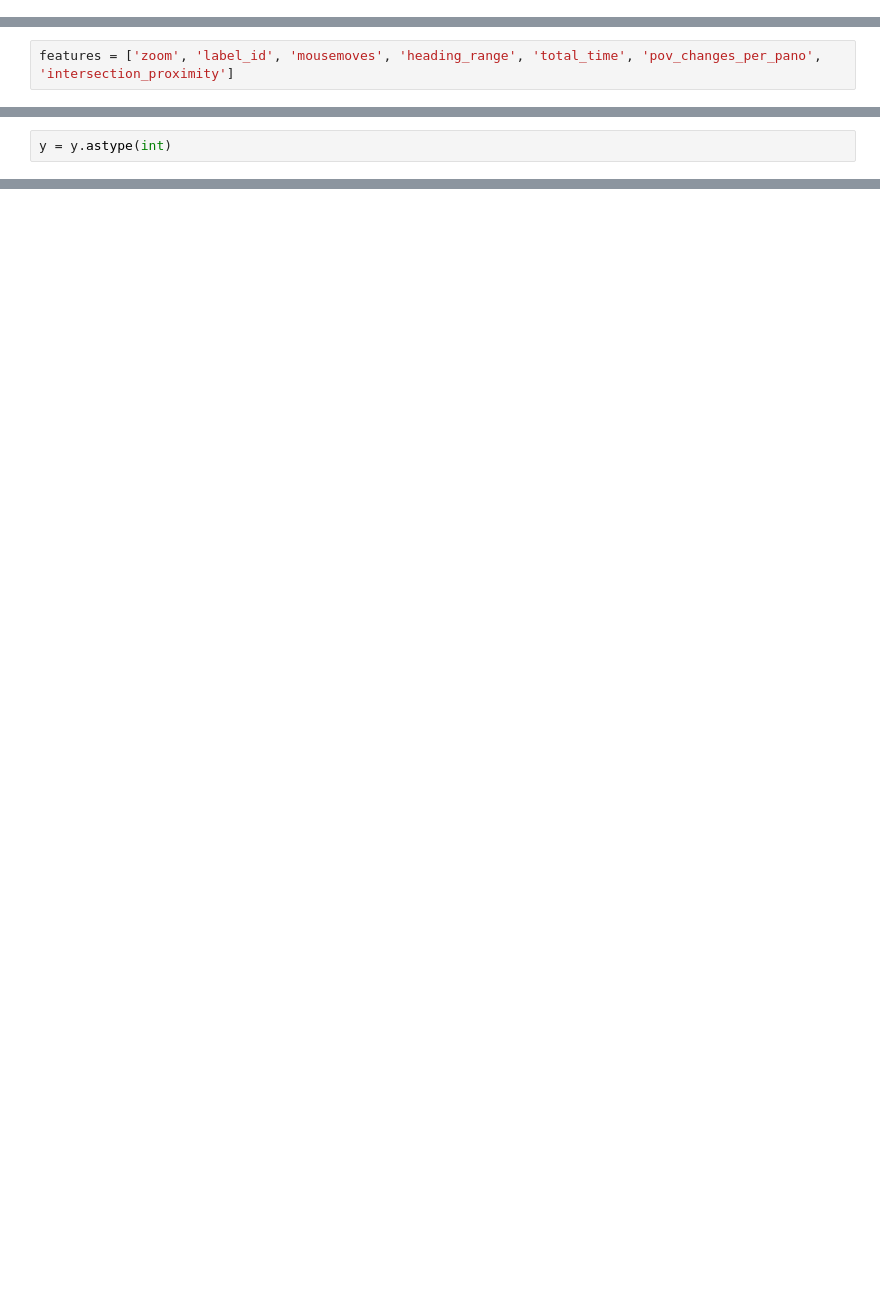
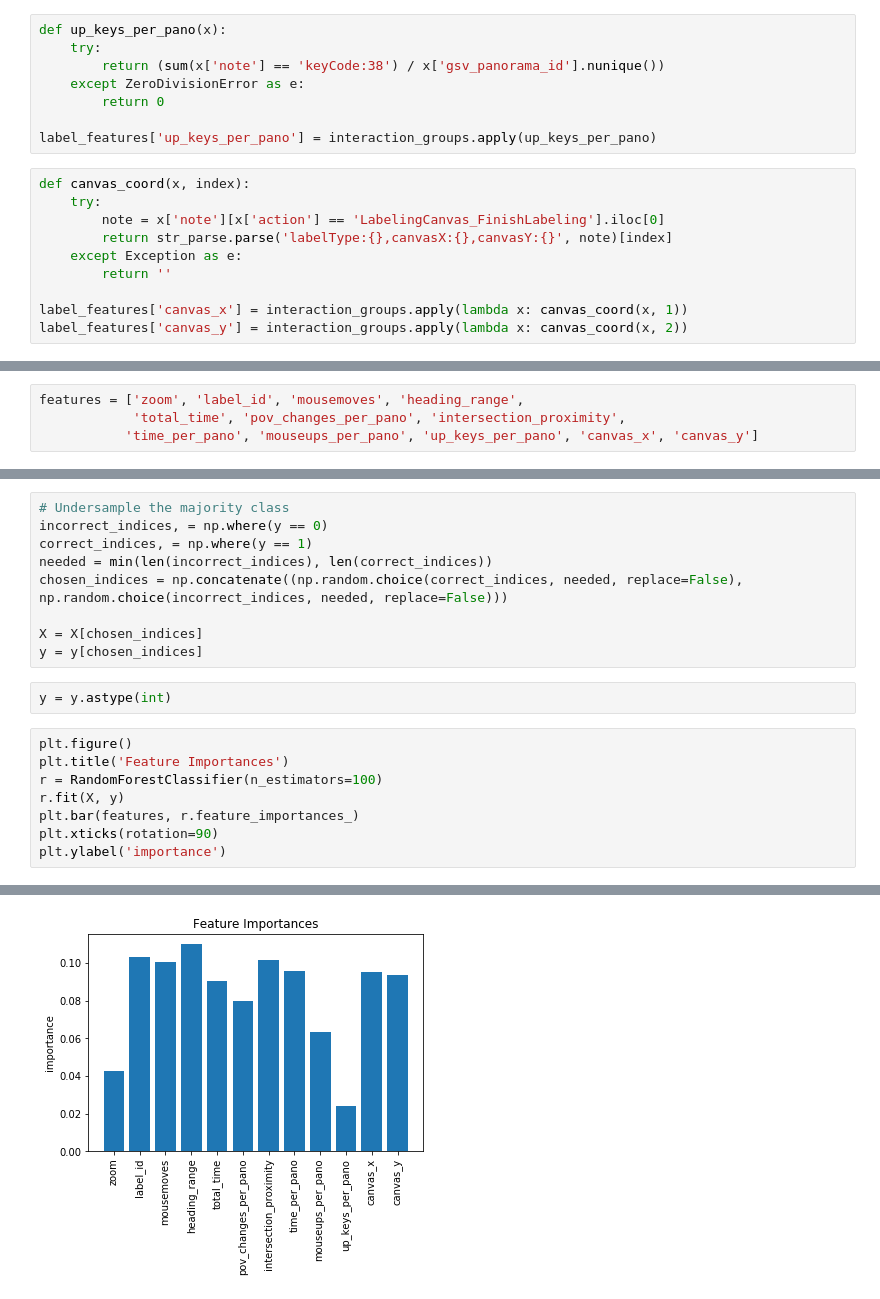
Before and after one commit to ProjectSidewalk/sidewalk-quality-analysis, a Jupyter notebook: label-quality-neil.ipynb, the cells around one changed output, grey strips where cells are left out. Drawn from its saved outputs; the diff is of its cells as text; blank space fills up the shorter version.

```diff
--- a/label-quality-neil.ipynb
+++ b/label-quality-neil.ipynb
@@ -110,5 +127,23 @@ def intersection_proximity_percentage(x):
         return -1
 # %%
 label_features['intersection_proximity'] = interaction_groups.apply(intersection_proximity_percentage)
+# %%
+def up_keys_per_pano(x):
+    try:
+        return (sum(x['note'] == 'keyCode:38') / x['gsv_panorama_id'].nunique())
+    except ZeroDivisionError as e:
+        return 0
+
+label_features['up_keys_per_pano'] = interaction_groups.apply(up_keys_per_pano)
+# %%
+def canvas_coord(x, index):
+    try:
+        note = x['note'][x['action'] == 'LabelingCanvas_FinishLabeling'].iloc[0]
+        return str_parse.parse('labelType:{},canvasX:{},canvasY:{}', note)[index]
+    except Exception as e:
+        return ''
+
+label_features['canvas_x'] = interaction_groups.apply(lambda x: canvas_coord(x, 1))
+label_features['canvas_y'] = interaction_groups.apply(lambda x: canvas_coord(x, 2))
 # %%
 label_features['correct'] = label_correctness['correct'].apply(lambda x: True if x == 't' else False if x == 'f' else np.nan)
@@ -175,9 +231,29 @@ Try using .loc[row_indexer,col_indexer] = value instead
 See the caveats in the documentation: http://pandas.pydata.org/pandas-docs/stable/indexing.html#indexing-view-versus-copy
   This is separate from the ipykernel package so we can avoid doing imports until
 # %%
-features = ['zoom', 'label_id', 'mousemoves', 'heading_range', 'total_time', 'pov_changes_per_pano', 'intersection_proximity']
+features = ['zoom', 'label_id', 'mousemoves', 'heading_range',
+            'total_time', 'pov_changes_per_pano', 'intersection_proximity',
+           'time_per_pano', 'mouseups_per_pano', 'up_keys_per_pano', 'canvas_x', 'canvas_y']
 # %%
 X = validated_label_features[features].values
 y = validated_label_features['correct'].values
+# %%
+# Undersample the majority class
+incorrect_indices, = np.where(y == 0)
+correct_indices, = np.where(y == 1)
+needed = min(len(incorrect_indices), len(correct_indices))
+chosen_indices = np.concatenate((np.random.choice(correct_indices, needed, replace=False), np.random.choice(incorrect_indices, needed, replace=False)))
+
+X = X[chosen_indices]
+y = y[chosen_indices]
 # %%
 y = y.astype(int)
+# %%
+plt.figure()
+plt.title('Feature Importances')
+r = RandomForestClassifier(n_estimators=100)
+r.fit(X, y)
+plt.bar(features, r.feature_importances_)
+plt.xticks(rotation=90)
+plt.ylabel('importance')
+# %% [output]
@@ -183,0 +261 @@ y = y.astype(int)
+[figure, added]
```
Also changed, not shown: parts of 23 cells of this notebook.
